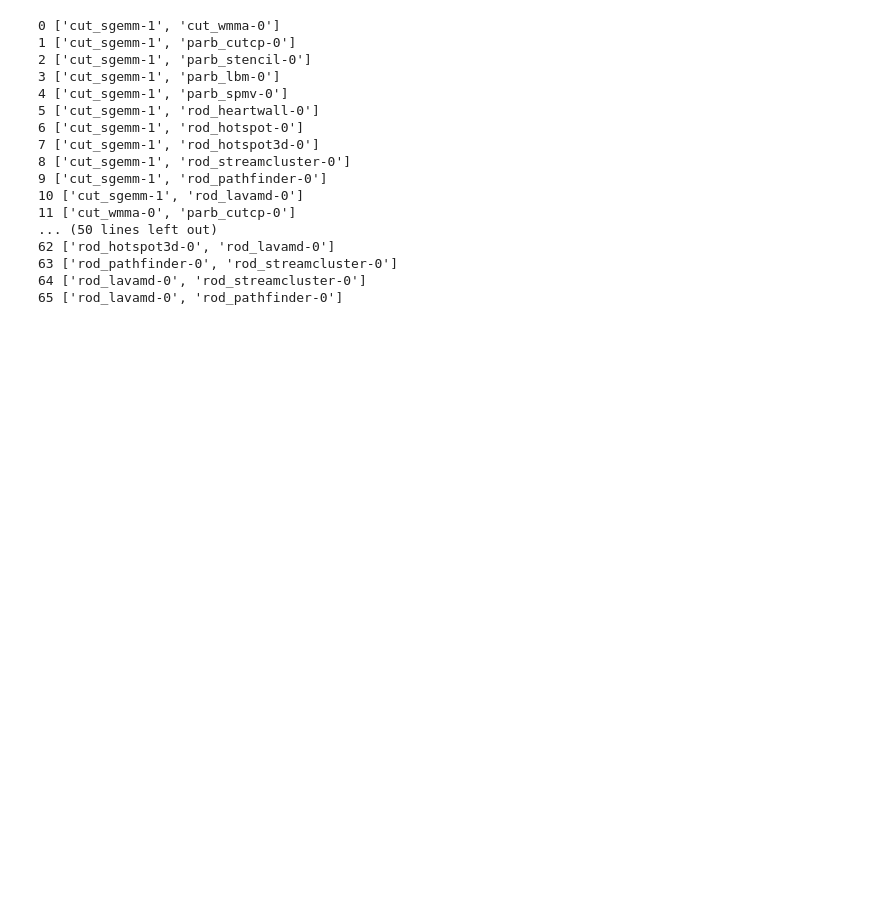
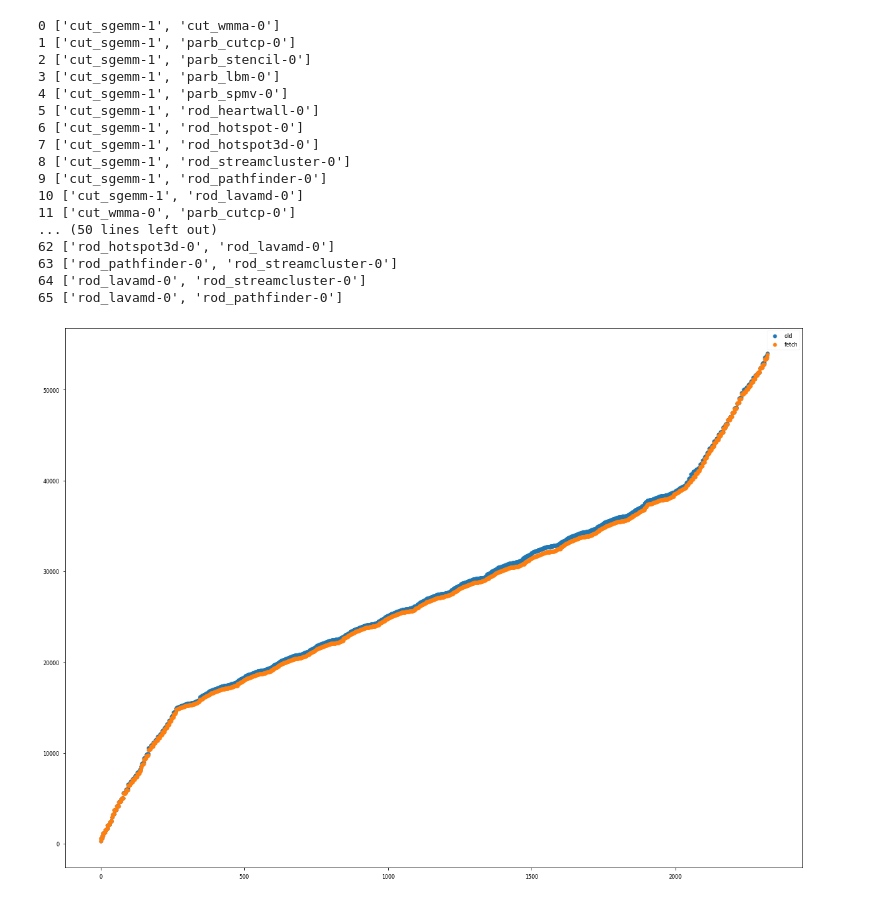
Before and after one commit to UofT-EcoSystem/GPU-Virtualization-Benchmarks, a Jupyter notebook: util/data/notebooks/View_Isolation.ipynb, the cells around one changed output. Saved outputs shown, nothing was run; the diff lists cells and outputs as text; code cells hidden in the pictures; blank space fills up the shorter version.

```diff
--- a/util/data/notebooks/View_Isolation.ipynb
+++ b/util/data/notebooks/View_Isolation.ipynb
@@ -286,3 +286,23 @@ for idx, p in enumerate(list_app_pairs):
 63 ['rod_pathfinder-0', 'rod_streamcluster-0']
 64 ['rod_lavamd-0', 'rod_streamcluster-0']
 65 ['rod_lavamd-0', 'rod_pathfinder-0']
+# %%
+# temp debugging
+# read old text
+with open(os.path.join(HOME, 'data/decode/old2-num.txt')) as f:
+    lines = f.readlines()
+    old = [int(l) for l in lines]
+
+# read fetch text
+with open(os.path.join(HOME, 'data/decode/4way2-num.txt')) as f:
+    lines = f.readlines()
+    fetch = [int(l) for l in lines]
+
+cycle = range(len(old))
+plt.figure(figsize=(20, 15))
+plt.scatter(cycle, old)
+plt.scatter(cycle, fetch)
+plt.legend(['old', 'fetch'])
+plt.show()
+# %% [output]
+[figure, added]
```
Also changed, not shown: 1 other file.
